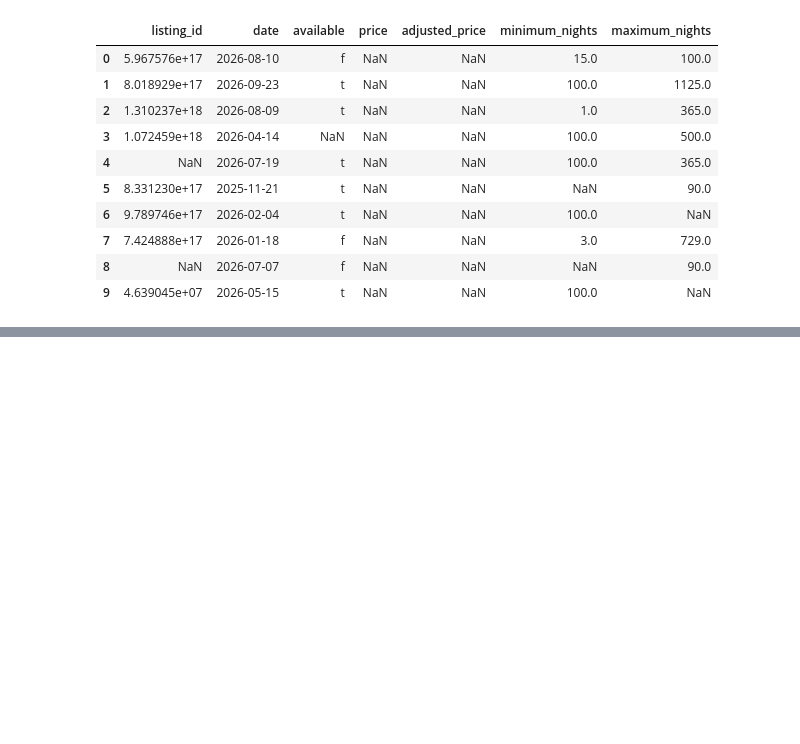
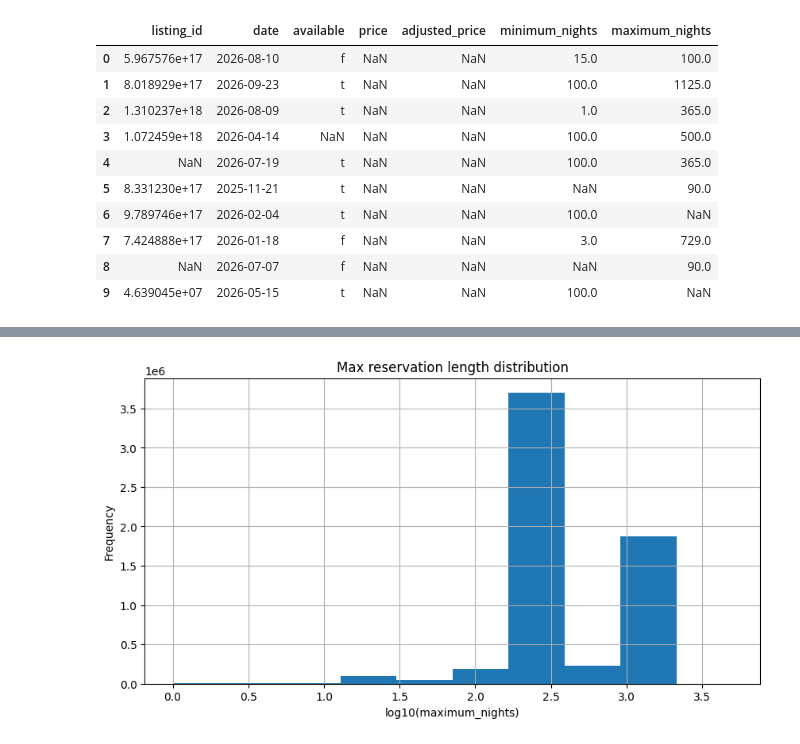
Before and after one commit to agentolek/ium-projekt, a Jupyter notebook: data_exploration.ipynb, the cells around one changed output, grey strips where cells are left out. Saved outputs shown, nothing was run; the diff lists cells and outputs as text; code cells hidden in the pictures; blank space fills up the shorter version.

```diff
--- a/data_exploration.ipynb
+++ b/data_exploration.ipynb
@@ -67,0 +143,11 @@ calendar_df
+# %%
+import numpy as np
+
+calendar_df["max_nights_log"] = np.log10(calendar_df["maximum_nights"])
+calendar_df['max_nights_log'].hist(bins=10, figsize=(10, 5))
+plt.title('Max reservation length distribution')
+plt.xlabel('log10(maximum_nights)')
+plt.ylabel('Frequency')
+plt.show()
+# %% [output]
+[figure, added]
```
Also changed, not shown: parts of 15 cells of this notebook, 3 other files.
